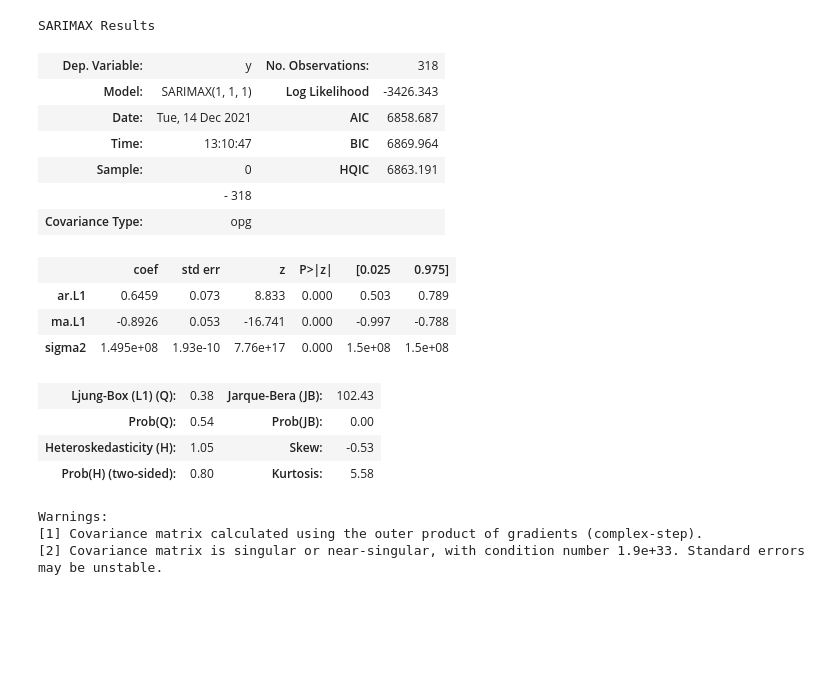
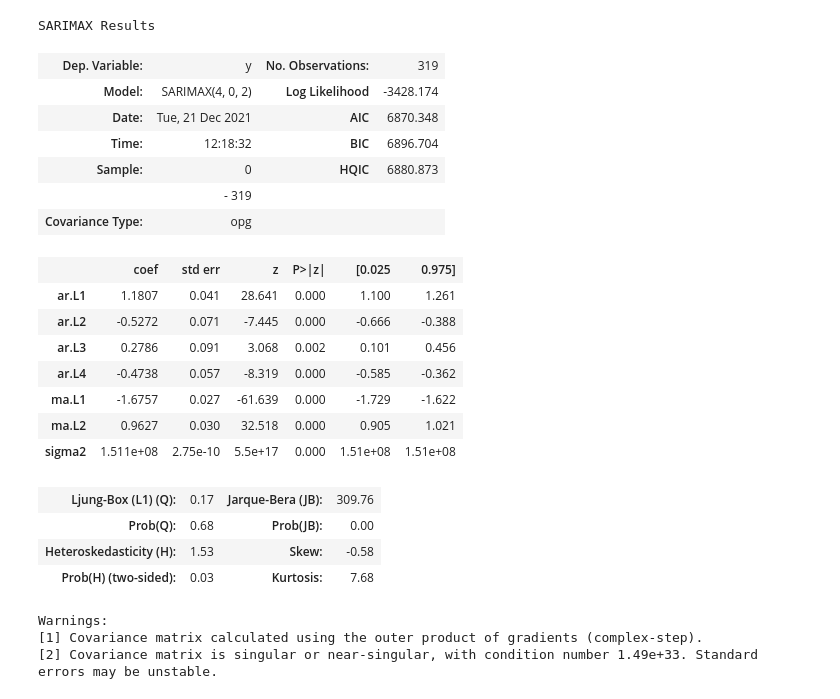
Before and after one commit to GautamKanagaraj/m_tech, a Jupyter notebook: Models/ARIMA.ipynb, the cells around one changed output. Saved outputs shown, nothing was run; the diff lists cells and outputs as text; code cells hidden in the pictures; blank space fills up the shorter version.

```diff
--- a/Models/ARIMA.ipynb
+++ b/Models/ARIMA.ipynb
@@ -86,0 +103,4 @@ df['SalesVolume'].plot(figsize=(12,5));
+# %%
+#First order differencing
+df['d1'] = diff(df['SalesVolume'],k_diff=1)
+df['d1'].plot(figsize=(12,5));
@@ -101,25 +138,31 @@ Data has a unit root and is non-stationary
+# %%
+df = df.iloc[1:,:]
 # %%
-auto_arima(df['SalesVolume'],seasonal=False).summary()
+auto_arima(df['d1'],seasonal=False).summary()
 # %% [output]
 SARIMAX Results
-| Dep. Variable: | y | No. Observations: | 318 |
-| Model: | SARIMAX(1, 1, 1) | Log Likelihood | -3426.343 |
-| Date: | Tue, 14 Dec 2021 | AIC | 6858.687 |
-| Time: | 13:10:47 | BIC | 6869.964 |
-| Sample: | 0 | HQIC | 6863.191 |
-|  | - 318 |  |  |
+| Dep. Variable: | y | No. Observations: | 319 |
+| Model: | SARIMAX(4, 0, 2) | Log Likelihood | -3428.174 |
+| Date: | Tue, 21 Dec 2021 | AIC | 6870.348 |
+| Time: | 12:18:32 | BIC | 6896.704 |
+| Sample: | 0 | HQIC | 6880.873 |
+|  | - 319 |  |  |
 | Covariance Type: | opg |  |  |
 |  | coef | std err | z | P>|z| | [0.025 | 0.975] |
-| ar.L1 | 0.6459 | 0.073 | 8.833 | 0.000 | 0.503 | 0.789 |
-| ma.L1 | -0.8926 | 0.053 | -16.741 | 0.000 | -0.997 | -0.788 |
-| sigma2 | 1.495e+08 | 1.93e-10 | 7.76e+17 | 0.000 | 1.5e+08 | 1.5e+08 |
+| ar.L1 | 1.1807 | 0.041 | 28.641 | 0.000 | 1.100 | 1.261 |
+| ar.L2 | -0.5272 | 0.071 | -7.445 | 0.000 | -0.666 | -0.388 |
+| ar.L3 | 0.2786 | 0.091 | 3.068 | 0.002 | 0.101 | 0.456 |
+| ar.L4 | -0.4738 | 0.057 | -8.319 | 0.000 | -0.585 | -0.362 |
+| ma.L1 | -1.6757 | 0.027 | -61.639 | 0.000 | -1.729 | -1.622 |
+| ma.L2 | 0.9627 | 0.030 | 32.518 | 0.000 | 0.905 | 1.021 |
+| sigma2 | 1.511e+08 | 2.75e-10 | 5.5e+17 | 0.000 | 1.51e+08 | 1.51e+08 |
-| Ljung-Box (L1) (Q): | 0.38 | Jarque-Bera (JB): | 102.43 |
-| Prob(Q): | 0.54 | Prob(JB): | 0.00 |
-| Heteroskedasticity (H): | 1.05 | Skew: | -0.53 |
-| Prob(H) (two-sided): | 0.80 | Kurtosis: | 5.58 |
+| Ljung-Box (L1) (Q): | 0.17 | Jarque-Bera (JB): | 309.76 |
+| Prob(Q): | 0.68 | Prob(JB): | 0.00 |
+| Heteroskedasticity (H): | 1.53 | Skew: | -0.58 |
+| Prob(H) (two-sided): | 0.03 | Kurtosis: | 7.68 |
 Warnings:
 [1] Covariance matrix calculated using the outer product of gradients (complex-step).
-[2] Covariance matrix is singular or near-singular, with condition number 1.9e+33. Standard errors may be unstable.
+[2] Covariance matrix is singular or near-singular, with condition number 1.49e+33. Standard errors may be unstable.
 # %%
 # Set one month for testing
 train = df.iloc[:305]
```
Also changed, not shown: parts of 28 cells of this notebook, 3 other files.
